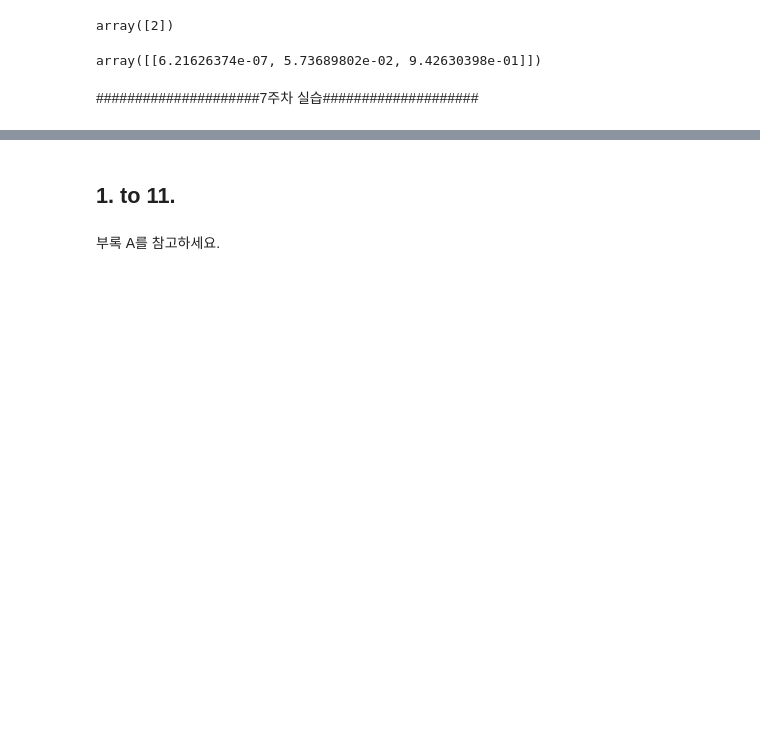
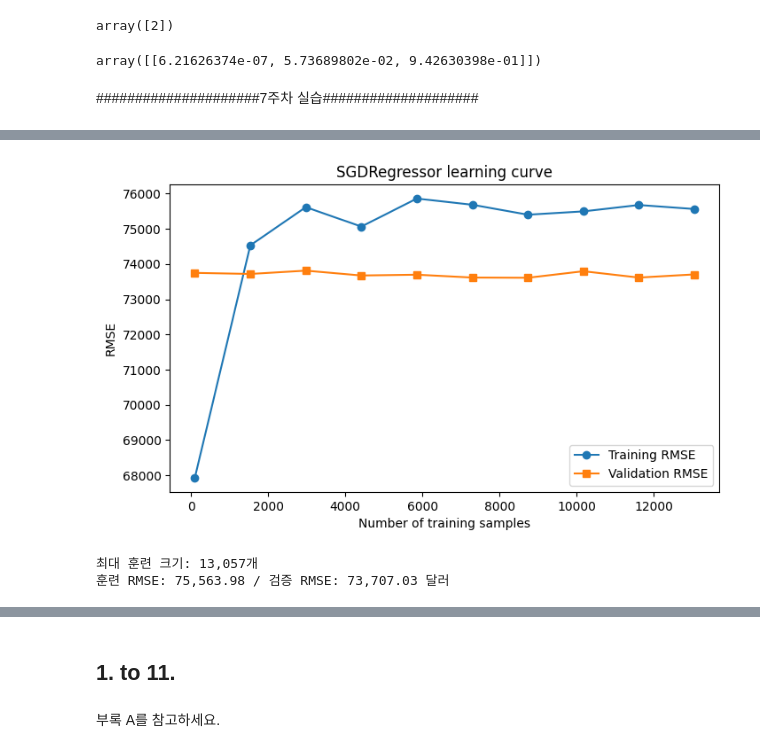
Before and after one commit to ssukk99/handson-ml2, a Jupyter notebook: 04_training_linear_models.ipynb, the cells around one changed output, grey strips where cells are left out. Saved outputs shown, nothing was run; the diff lists cells and outputs as text; code cells hidden in the pictures; blank space fills up the shorter version.

```diff
--- a/04_training_linear_models.ipynb
+++ b/04_training_linear_models.ipynb
@@ -961,0 +996,7 @@ array([[6.21626374e-07, 5.73689802e-02, 9.42630398e-01]])
+# %%
+import pandas as pd
+
+# pd.read_csv()로 housing.csv를 표 형태로 읽음
+def load_housing_data(housing_path=HOUSING_PATH):
+    csv_path = os.path.join(housing_path, "housing.csv")
+    return pd.read_csv(csv_path)
@@ -961,0 +1013,2 @@ array([[6.21626374e-07, 5.73689802e-02, 9.42630398e-01]])
+# %%
+housing = load_housing_data() #hounsing 변수에 주택 데이터 표 저장
@@ -963,0 +1154,10 @@ array([[6.21626374e-07, 5.73689802e-02, 9.42630398e-01]])
+# %%
+housing_with_id = housing.reset_index()
+housing_with_id["id"] = housing["longitude"] * 1000 + housing["latitude"]
+train_set, test_set = split_train_test_by_id(housing_with_id, 0.2, "id")
+
+# 3주차 과제와 동일한 세 특성을 열 방향으로 붙임
+X = np.c_[train_set["longitude"], train_set["latitude"], train_set["median_income"]]
+y = np.c_[train_set["median_house_value"]]
+print("X:", X.shape)
+print("y:", y.shape)
@@ -963,0 +1296,37 @@ array([[6.21626374e-07, 5.73689802e-02, 9.42630398e-01]])
+# %%
+X_train, X_val, y_train, y_val = train_test_split(
+    X, y, test_size=0.2, random_state=42
+)
+
+# 대표 훈련 크기 10개만 사용한다.
+train_sizes = np.linspace(100, len(X_train), 10, dtype=int)
+train_errors, val_errors = [], []
+
+for size in train_sizes:
+    curve_scaler = StandardScaler()
+    X_small_scaled = curve_scaler.fit_transform(X_train[:size])
+    X_val_scaled = curve_scaler.transform(X_val)
+    curve_model = SGDRegressor(
+        max_iter=1000, tol=1e-3, penalty=None,
+        learning_rate="invscaling", eta0=0.01, random_state=42
+    )
+    curve_model.fit(X_small_scaled, y_train[:size].ravel())
+    train_pred = curve_model.predict(X_small_scaled)
+    val_pred = curve_model.predict(X_val_scaled)
+    train_errors.append(np.sqrt(mean_squared_error(y_train[:size], train_pred)))
+    val_errors.append(np.sqrt(mean_squared_error(y_val, val_pred)))
+
+plt.figure(figsize=(8, 4.5))
+plt.plot(train_sizes, train_errors, "o-", label="Training RMSE")
+plt.plot(train_sizes, val_errors, "s-", label="Validation RMSE")
+plt.xlabel("Number of training samples")
+plt.ylabel("RMSE")
+plt.title("SGDRegressor learning curve")
+plt.legend()
+plt.show()
+print(f"최대 훈련 크기: {train_sizes[-1]:,}개")
+print(f"훈련 RMSE: {train_errors[-1]:,.2f} / 검증 RMSE: {val_errors[-1]:,.2f} 달러")
+# %% [output]
+[figure, added]
+최대 훈련 크기: 13,057개
+훈련 RMSE: 75,563.98 / 검증 RMSE: 73,707.03 달러
```
Also changed, not shown: parts of 48 cells of this notebook.
